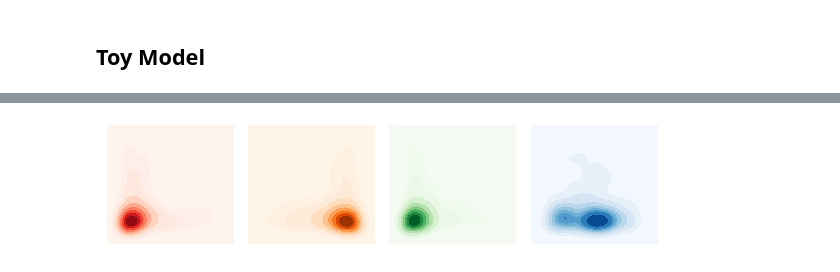
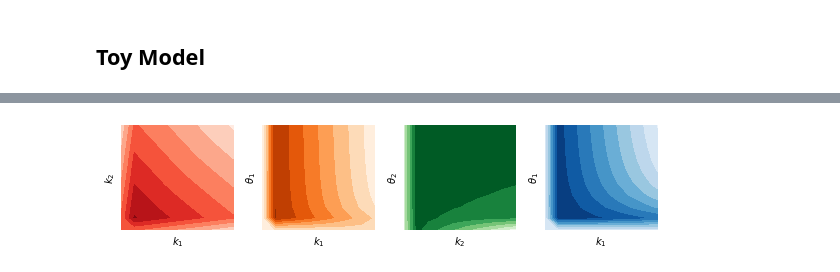
Before and after one commit to cjmerzbacher/bayesopt-dynamic-pathways, a Jupyter notebook: toy_model/toy_model.ipynb, the cells around one changed output, grey strips where cells are left out. Cells and saved outputs as stored; diff of their text form; code cells hidden in the pictures.

```diff
--- a/toy_model/toy_model.ipynb
+++ b/toy_model/toy_model.ipynb
@@ -91,4 +93,19 @@ def run_hyperopt(max_iters):
     #Create trajectory data frame
     landscape = pd.DataFrame({'Circuit':circuits, 'Loss': losses, 'k1': [params[i][0][2] for i in range(len(params))], 'k2': [params[i][1][2] for i in range(len(params))], 'theta1': [params[i][0][1] for i in range(len(params))], 'theta2': [params[i][1][1] for i in range(len(params))]})
     landscape['Circuit'] = [name_converter(c) for c in landscape.Circuit]
+
+    landscape = landscape.reset_index()
+
+    best_loss = 1E5
+    best_circuit = 'Initial'
+    best_losses = []
+    best_losses_circuits = []
+    for i in range(len(landscape)):
+        if landscape.Loss[i] < best_loss:
+            best_loss = landscape.Loss[i]
+            best_circuit = landscape.Circuit[i]
+        best_losses.append(best_loss)
+        best_losses_circuits.append(best_circuit)
+    landscape['best_losses'] = best_losses
+    landscape['best_loss_circuit'] = best_losses_circuits
     return landscape, best
@@ -149,25 +258,36 @@ fig.savefig('landscapes_axes.png', dpi=300)
 # %%
+###FIGURE: Landscapes for each architecture from grid search
+total_background = pd.read_csv('grid_search_landscape.csv')
+k1s = total_background.k1.unique()
+k2s = total_background.k2.unique()
+theta1s = total_background.theta1.unique()
+theta2s = total_background.theta2.unique()
+
 fig, axs = plt.subplots(1,4,figsize=(8, 2))
-landscapes = [nc_landscape, ur_landscape, da_landscape, dc_landscape]
-colors = ['Reds','Oranges','Greens', 'Blues']
+colors = ['Reds_r','Oranges_r','Greens_r', 'Blues_r']
+archs = ['No Control', 'Upstream Repression', 'Downstream Activation', 'Dual Control']
 singlecolors = ['red', 'orange', 'green', 'blue']
-xs = ['k1', 'k1', 'k1', 'k1']
-ys = ['k2', 'k2', 'k2', 'k2']
-
+xs = ['k1', 'k1', 'k2', 'k1']
+ys = ['k2', 'theta1', 'theta2', 'theta1']
+xs_actual = [k1s, k1s, k2s, k1s]
+ys_actual = [k2s, theta1s, theta2s, theta1s]
+xs_names = ['$k_1$', '$k_1$', '$k_2$', '$k_1$']
+ys_names = ['$k_2$', r'$\theta_1$', r'$\theta_2$', r'$\theta_1$']
 for i in range(4):
-    landscape = landscapes[i]
+    landscape = total_background.loc[total_background.architecture == archs[i]]
+    loss_landscape = landscape.pivot_table(index=xs[i], columns=ys[i], values='loss').T.values
     ax = axs[i]
-    sns.kdeplot(data=landscape, x=xs[i], y =ys[i], cmap=colors[i], shade=True, thresh=0, ax=ax)
+    contour = ax.contourf(xs_actual[i], ys_actual[i], loss_landscape, cmap=colors[i])
     ax.set_xticklabels('')
     ax.set_yticklabels('')
     ax.set_xticks([])
     ax.set_yticks([])
-    ax.set_xlabel(None)
-    ax.set_ylabel(None)
+    ax.set_xlabel(xs_names[i])
+    ax.set_ylabel(ys_names[i])
     for spine in ax.spines.values():
         spine.set_edgecolor(None)
 
 fig.tight_layout()
-fig.savefig('landscapes.png', dpi=300)
+fig.savefig('landscapes_grid_search.png', dpi=300)
 # %% [output]
-[figure, old version]
+[figure, new version]
```
Also changed, not shown: parts of 9 cells of this notebook, 51 other files.
